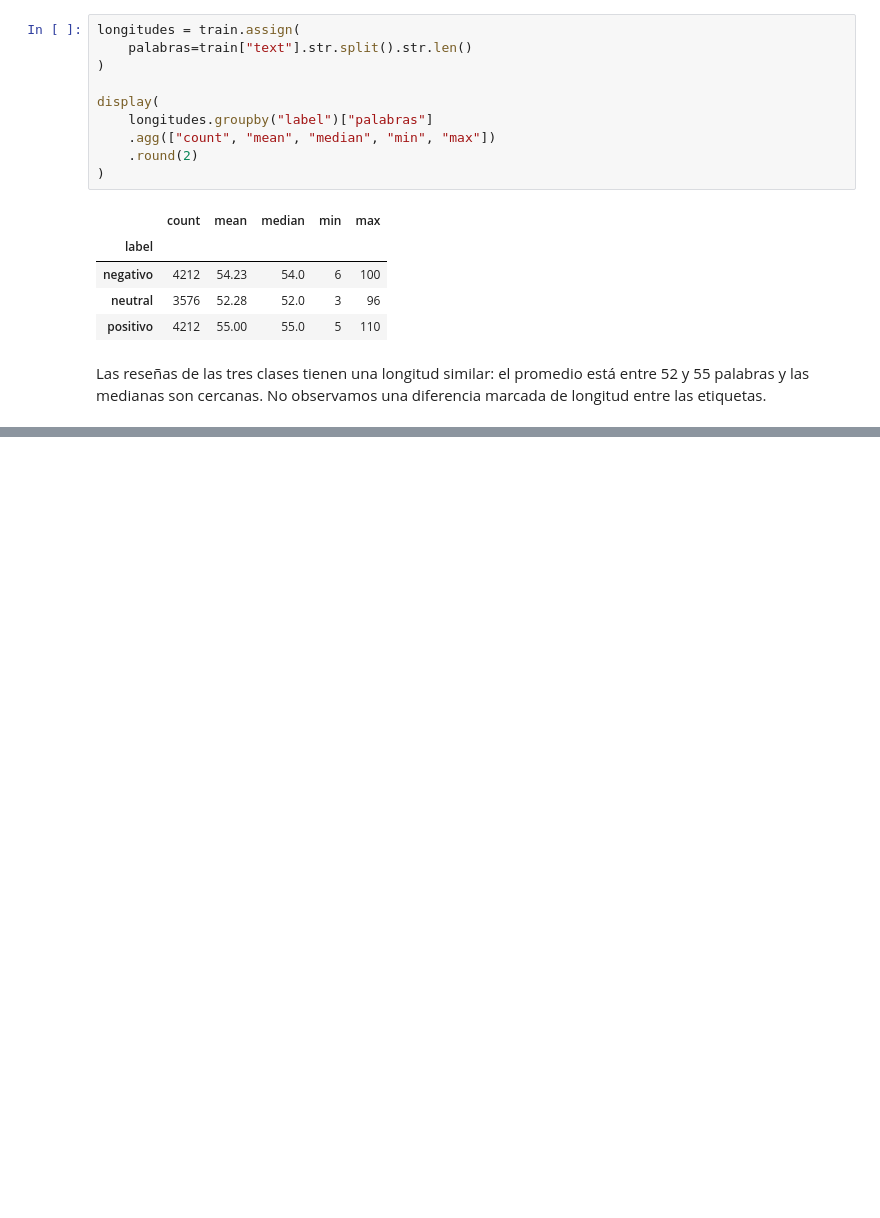
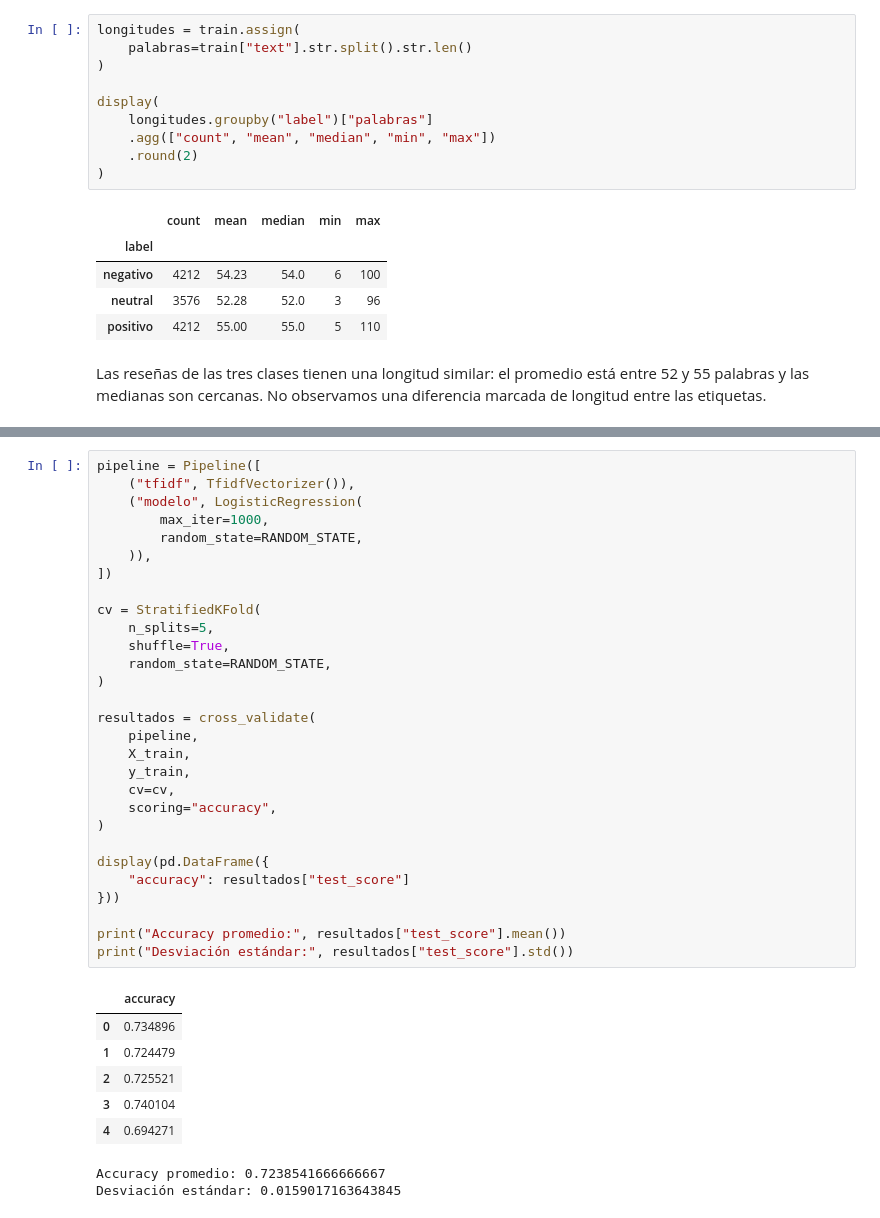
Before and after one commit to jmfonsecau/ISIS-2611-Proyecto-Parte-1, a Jupyter notebook: notebook_proyecto.ipynb, the cells around one changed output, grey strips where cells are left out. Cells and saved outputs as stored; diff of their text form; blank space fills up the shorter version.

```diff
--- a/notebook_proyecto.ipynb
+++ b/notebook_proyecto.ipynb
@@ -198,0 +285,38 @@ una diferencia marcada de longitud entre las etiquetas.
+# %%
+pipeline = Pipeline([
+    ("tfidf", TfidfVectorizer()),
+    ("modelo", LogisticRegression(
+        max_iter=1000,
+        random_state=RANDOM_STATE,
+    )),
+])
+
+cv = StratifiedKFold(
+    n_splits=5,
+    shuffle=True,
+    random_state=RANDOM_STATE,
+)
+
+resultados = cross_validate(
+    pipeline,
+    X_train,
+    y_train,
+    cv=cv,
+    scoring="accuracy",
+)
+
+display(pd.DataFrame({
+    "accuracy": resultados["test_score"]
+}))
+
+print("Accuracy promedio:", resultados["test_score"].mean())
+print("Desviación estándar:", resultados["test_score"].std())
+# %% [output]
+|  | accuracy |
+| 0 | 0.734896 |
+| 1 | 0.724479 |
+| 2 | 0.725521 |
+| 3 | 0.740104 |
+| 4 | 0.694271 |
+Accuracy promedio: 0.7238541666666667
+Desviación estándar: 0.0159017163643845
```
Also changed, not shown: parts of 24 cells of this notebook.
